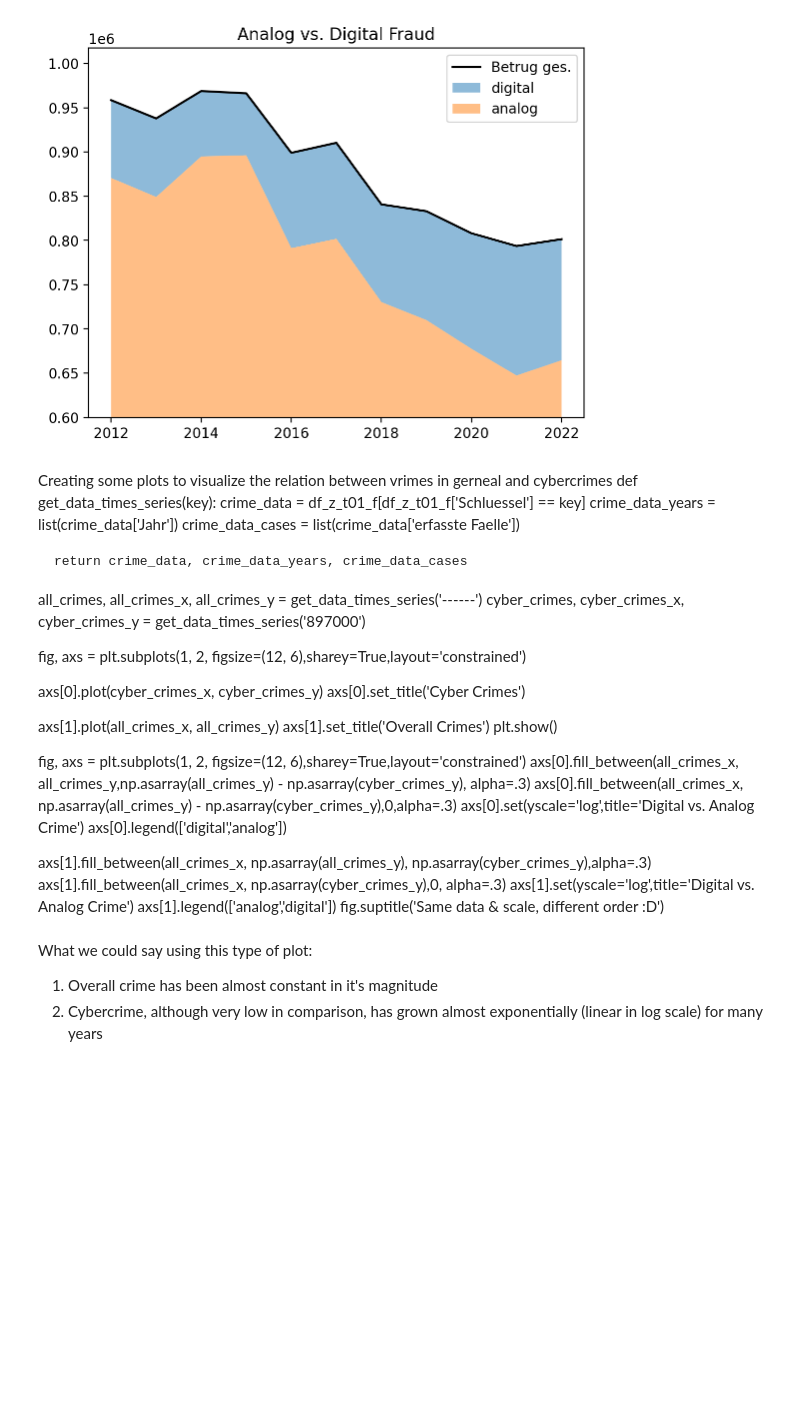
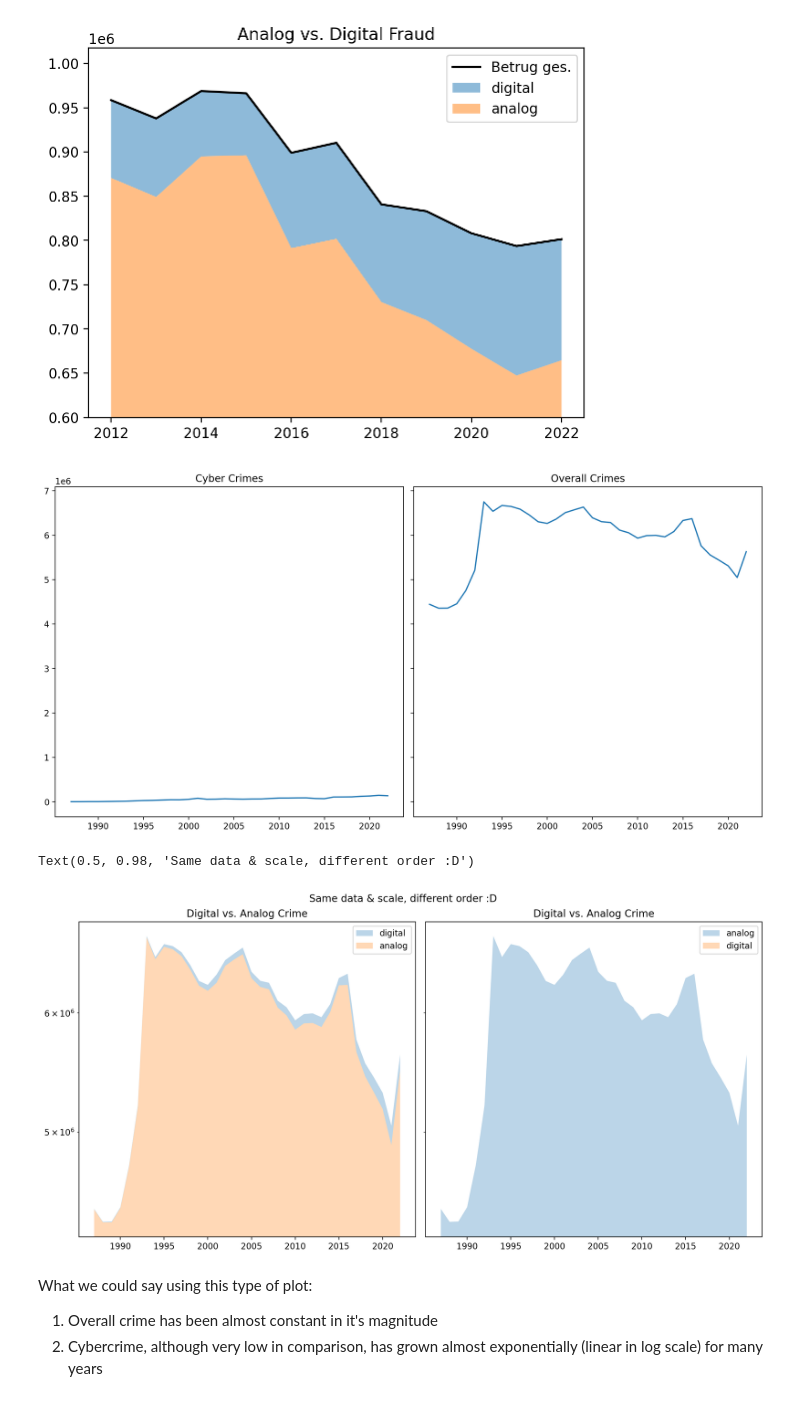
Before and after one commit to LukaslWeber/DataLit-Crime-Project, a Jupyter notebook: temporal_exploraton.ipynb, the cells around one changed output. Drawn from its saved outputs; the diff is of its cells as text; code cells hidden in the pictures; blank space fills up the shorter version.

```diff
--- a/temporal_exploraton.ipynb
+++ b/temporal_exploraton.ipynb
@@ -157,39 +164,44 @@ plt.show()
 # %% [output]
 [figure]
 [figure]
-# %% [markdown]
-Creating some plots to visualize the relation between vrimes in gerneal and cybercrimes
-def get_data_times_series(key):
-    crime_data = df_z_t01_f[df_z_t01_f['Schluessel'] == key]
-    crime_data_years = list(crime_data['Jahr'])
-    crime_data_cases = list(crime_data['erfasste Faelle'])
-
-    return crime_data, crime_data_years, crime_data_cases
-
-all_crimes, all_crimes_x, all_crimes_y = get_data_times_series('------')
-cyber_crimes, cyber_crimes_x, cyber_crimes_y = get_data_times_series('897000')
-
-
-fig, axs = plt.subplots(1, 2, figsize=(12, 6),sharey=True,layout='constrained')
-
-axs[0].plot(cyber_crimes_x, cyber_crimes_y)
-axs[0].set_title('Cyber Crimes')
-
-axs[1].plot(all_crimes_x, all_crimes_y)
-axs[1].set_title('Overall Crimes')
-plt.show()
-
-fig, axs = plt.subplots(1, 2, figsize=(12, 6),sharey=True,layout='constrained')
-axs[0].fill_between(all_crimes_x, all_crimes_y,np.asarray(all_crimes_y) - np.asarray(cyber_crimes_y), alpha=.3)
-axs[0].fill_between(all_crimes_x, np.asarray(all_crimes_y) - np.asarray(cyber_crimes_y),0,alpha=.3)
-axs[0].set(yscale='log',title='Digital vs. Analog Crime')
-axs[0].legend(['digital','analog'])
-
-axs[1].fill_between(all_crimes_x, np.asarray(all_crimes_y), np.asarray(cyber_crimes_y),alpha=.3)
-axs[1].fill_between(all_crimes_x, np.asarray(cyber_crimes_y),0, alpha=.3)
-axs[1].set(yscale='log',title='Digital vs. Analog Crime')
-axs[1].legend(['analog','digital'])
-fig.suptitle('Same data & scale, different order :D')
+# %%
+# Creating some plots to visualize the relation between vrimes in gerneal and cybercrimes
+
+def get_data_times_series(key):
+    crime_data = df_z_t01_f[df_z_t01_f['Schluessel'] == key]
+    crime_data_years = list(crime_data['Jahr'])
+    crime_data_cases = list(crime_data['erfasste Faelle'])
+
+    return crime_data, crime_data_years, crime_data_cases
+
+all_crimes, all_crimes_x, all_crimes_y = get_data_times_series('------')
+cyber_crimes, cyber_crimes_x, cyber_crimes_y = get_data_times_series('897000')
+
+
+fig, axs = plt.subplots(1, 2, figsize=(12, 6),sharey=True,layout='constrained')
+
+axs[0].plot(cyber_crimes_x, cyber_crimes_y)
+axs[0].set_title('Cyber Crimes')
+
+axs[1].plot(all_crimes_x, all_crimes_y)
+axs[1].set_title('Overall Crimes')
+plt.show()
+
+fig, axs = plt.subplots(1, 2, figsize=(12, 6),sharey=True,layout='constrained')
+axs[0].fill_between(all_crimes_x, all_crimes_y,np.asarray(all_crimes_y) - np.asarray(cyber_crimes_y), alpha=.3)
+axs[0].fill_between(all_crimes_x, np.asarray(all_crimes_y) - np.asarray(cyber_crimes_y),0,alpha=.3)
+axs[0].set(yscale='log',title='Digital vs. Analog Crime')
+axs[0].legend(['digital','analog'])
+
+axs[1].fill_between(all_crimes_x, np.asarray(all_crimes_y), np.asarray(cyber_crimes_y),alpha=.3)
+axs[1].fill_between(all_crimes_x, np.asarray(cyber_crimes_y),0, alpha=.3)
+axs[1].set(yscale='log',title='Digital vs. Analog Crime')
+axs[1].legend(['analog','digital'])
+fig.suptitle('Same data & scale, different order :D')
+# %% [output]
+[figure, added]
+Text(0.5, 0.98, 'Same data & scale, different order :D')
+[figure, added]
 # %% [markdown]
 What we could say using this type of plot:
 1. Overall crime has been almost constant in it's magnitude
```
Also changed, not shown: parts of 15 cells of this notebook.
